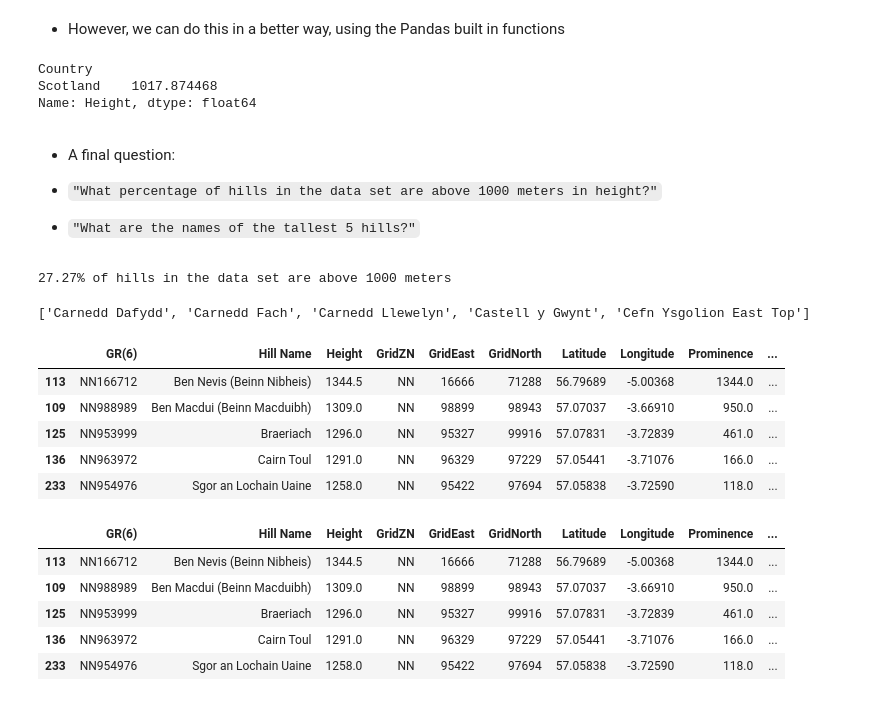
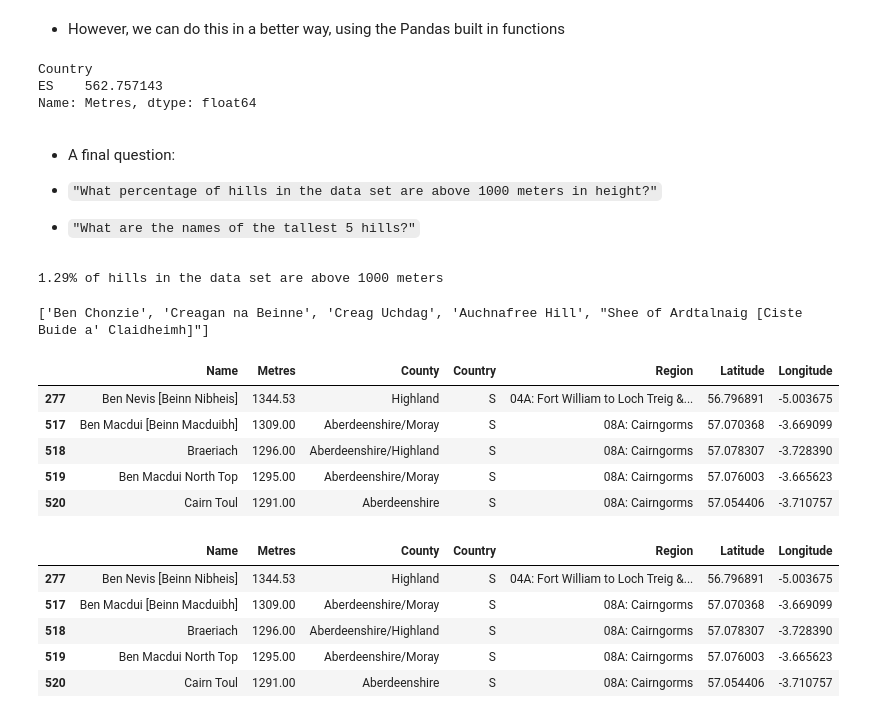
Before and after one commit to simonkirbysimonkirby/python-data-analysis-notebooks, a Jupyter notebook: src/data-analysis-task-solutions.ipynb, the cells around one changed output. Saved outputs shown, nothing was run; the diff lists cells and outputs as text; code cells hidden in the pictures.

```diff
--- a/src/data-analysis-task-solutions.ipynb
+++ b/src/data-analysis-task-solutions.ipynb
@@ -216,6 +215,6 @@ It is common to drop columns from a DataFrame that are not useful to you.
 # With a destructive action like this, do it in two parts. Define the columns to drop, and drop them, without reassigning the variable df
 # Check the cell output is correct
 
-columns_to_drop = ["WptName"]
+columns_to_drop = ["Ca"]
 df.drop(columns_to_drop, axis=1, inplace=False).head(1)
 # %% [output]
@@ -223,0 +224,4 @@ df.drop(columns_to_drop, axis=1, inplace=False).head(1)
+# %%
+# Its a bit easier to keep the columns we want, and get the reverse mask
+columns_to_keep = ["Name", "Metres", "County", "Country", "Region", "Latitude", "Longitude"]
+df[columns_to_keep]
@@ -231,6 +250,6 @@ df.head(1)
 # %%
-# Reassign the variable df to the DataFrame with the dropped columns
+# Reassign the variable df to the DataFrame with the columns we want
 
-df = df.drop(columns_to_drop, axis=1)
+df = df[columns_to_keep]
 df.head(1)
 # %% [output]
@@ -323,11 +346,11 @@ The country with the greatest mean hill height is Scotland
 # %% [markdown]
 * However, we can do this in a better way, using the Pandas built in functions
 # %%
-df.groupby("Country")["Height"].mean().nlargest(1)
+df.groupby("Country")["Metres"].mean().nlargest(1)
 # %% [output]
 Country
-Scotland    1017.874468
-Name: Height, dtype: float64
+ES    562.757143
+Name: Metres, dtype: float64
 # %% [markdown]
 * A final question:
 
@@ -337,37 +360,37 @@ Name: Height, dtype: float64
 # Filter DataFrame by 1000 meters in height, count rows, compare to total rows
 
 tall_hill_height = 1000
-tall_hills_rows = df.loc[df["Height"] > tall_hill_height]
+tall_hills_rows = df.loc[df["Metres"] > tall_hill_height]
 tall_hills_pc = 100 * len(tall_hills_rows) / len(df)
 
 print(f"{tall_hills_pc:.2f}% of hills in the data set are above {tall_hill_height} meters")
 # %% [output]
-27.27% of hills in the data set are above 1000 meters
+1.29% of hills in the data set are above 1000 meters
 # %%
 # Get the names of the tallest hills
-wrong_tallest_hill_names = df.head(5)["Hill Name"].tolist()
+wrong_tallest_hill_names = df.head(5)["Name"].tolist()
 print(wrong_tallest_hill_names)
 
 # This is wrong. Why so?
 # %% [output]
-['Carnedd Dafydd', 'Carnedd Fach', 'Carnedd Llewelyn', 'Castell y Gwynt', 'Cefn Ysgolion East Top']
+['Ben Chonzie', 'Creagan na Beinne', 'Creag Uchdag', 'Auchnafree Hill', "Shee of Ardtalnaig [Ciste Buide a' Claidheimh]"]
 # %%
 # We need to sort the DataFrame first
-tall_hills_rows.sort_values("Height", ascending=False).head(5)
+tall_hills_rows.sort_values("Metres", ascending=False).head(5)
 # %% [output]
-|  | GR(6) | Hill Name | Height | GridZN | GridEast | GridNorth | Latitude | Longitude | Prominence | ... |
-| 113 | NN166712 | Ben Nevis (Beinn Nibheis) | 1344.5 | NN | 16666 | 71288 | 56.79689 | -5.00368 | 1344.0 | ... |
-| 109 | NN988989 | Ben Macdui (Beinn Macduibh) | 1309.0 | NN | 98899 | 98943 | 57.07037 | -3.66910 | 950.0 | ... |
-| 125 | NN953999 | Braeriach | 1296.0 | NN | 95327 | 99916 | 57.07831 | -3.72839 | 461.0 | ... |
-| 136 | NN963972 | Cairn Toul | 1291.0 | NN | 96329 | 97229 | 57.05441 | -3.71076 | 166.0 | ... |
-| 233 | NN954976 | Sgor an Lochain Uaine | 1258.0 | NN | 95422 | 97694 | 57.05838 | -3.72590 | 118.0 | ... |
+|  | Name | Metres | County | Country | Region | Latitude | Longitude |
+| 277 | Ben Nevis [Beinn Nibheis] | 1344.53 | Highland | S | 04A: Fort William to Loch Treig &... | 56.796891 | -5.003675 |
+| 517 | Ben Macdui [Beinn Macduibh] | 1309.00 | Aberdeenshire/Moray | S | 08A: Cairngorms | 57.070368 | -3.669099 |
+| 518 | Braeriach | 1296.00 | Aberdeenshire/Highland | S | 08A: Cairngorms | 57.078307 | -3.728390 |
+| 519 | Ben Macdui North Top | 1295.00 | Aberdeenshire/Moray | S | 08A: Cairngorms | 57.076003 | -3.665623 |
+| 520 | Cairn Toul | 1291.00 | Aberdeenshire | S | 08A: Cairngorms | 57.054406 | -3.710757 |
 # %%
 # Or get them with the df.nlargest() function
-tall_hills_rows.nlargest(5, "Height")
+tall_hills_rows.nlargest(5, "Metres")
 # %% [output]
-|  | GR(6) | Hill Name | Height | GridZN | GridEast | GridNorth | Latitude | Longitude | Prominence | ... |
-| 113 | NN166712 | Ben Nevis (Beinn Nibheis) | 1344.5 | NN | 16666 | 71288 | 56.79689 | -5.00368 | 1344.0 | ... |
-| 109 | NN988989 | Ben Macdui (Beinn Macduibh) | 1309.0 | NN | 98899 | 98943 | 57.07037 | -3.66910 | 950.0 | ... |
-| 125 | NN953999 | Braeriach | 1296.0 | NN | 95327 | 99916 | 57.07831 | -3.72839 | 461.0 | ... |
-| 136 | NN963972 | Cairn Toul | 1291.0 | NN | 96329 | 97229 | 57.05441 | -3.71076 | 166.0 | ... |
-| 233 | NN954976 | Sgor an Lochain Uaine | 1258.0 | NN | 95422 | 97694 | 57.05838 | -3.72590 | 118.0 | ... |
+|  | Name | Metres | County | Country | Region | Latitude | Longitude |
+| 277 | Ben Nevis [Beinn Nibheis] | 1344.53 | Highland | S | 04A: Fort William to Loch Treig &... | 56.796891 | -5.003675 |
+| 517 | Ben Macdui [Beinn Macduibh] | 1309.00 | Aberdeenshire/Moray | S | 08A: Cairngorms | 57.070368 | -3.669099 |
+| 518 | Braeriach | 1296.00 | Aberdeenshire/Highland | S | 08A: Cairngorms | 57.078307 | -3.728390 |
+| 519 | Ben Macdui North Top | 1295.00 | Aberdeenshire/Moray | S | 08A: Cairngorms | 57.076003 | -3.665623 |
+| 520 | Cairn Toul | 1291.00 | Aberdeenshire | S | 08A: Cairngorms | 57.054406 | -3.710757 |
```
Also changed, not shown: parts of 28 cells of this notebook, 4 other files.
